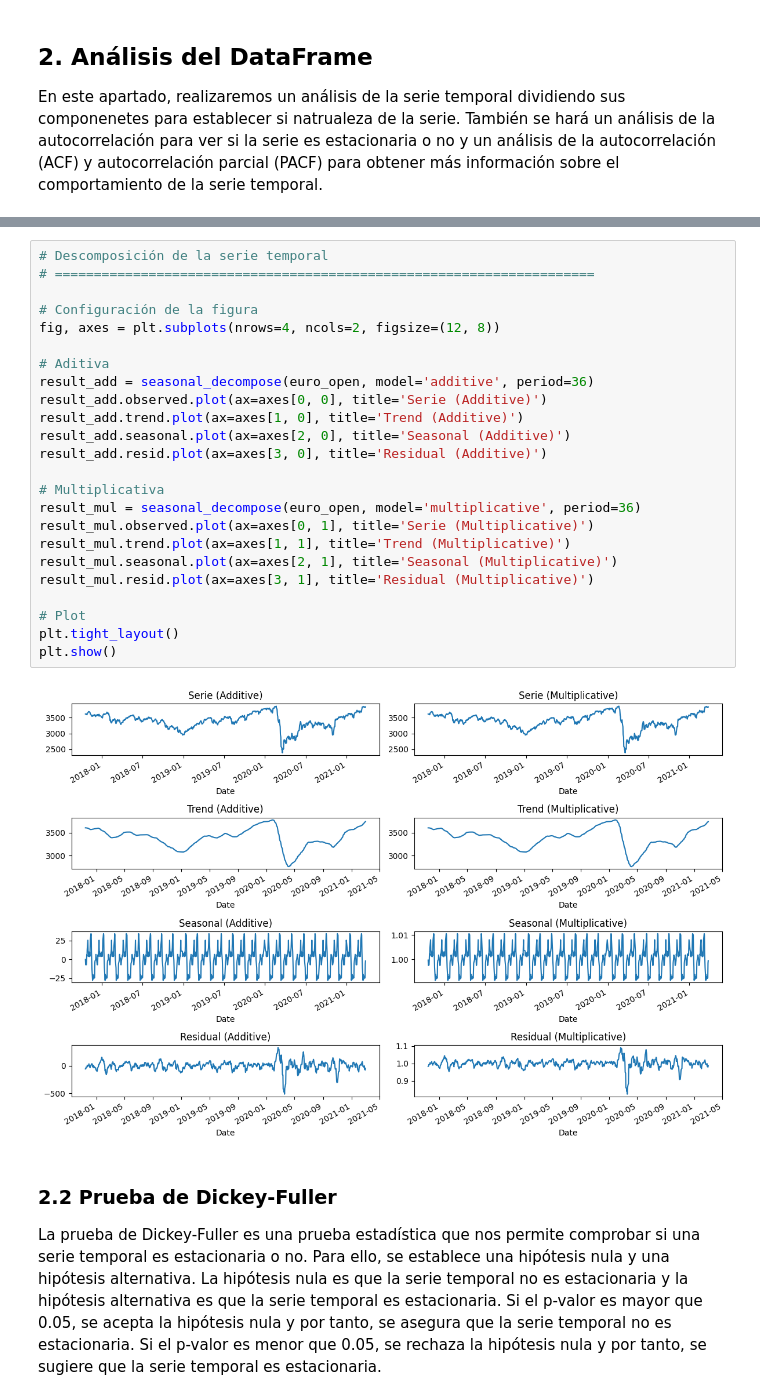
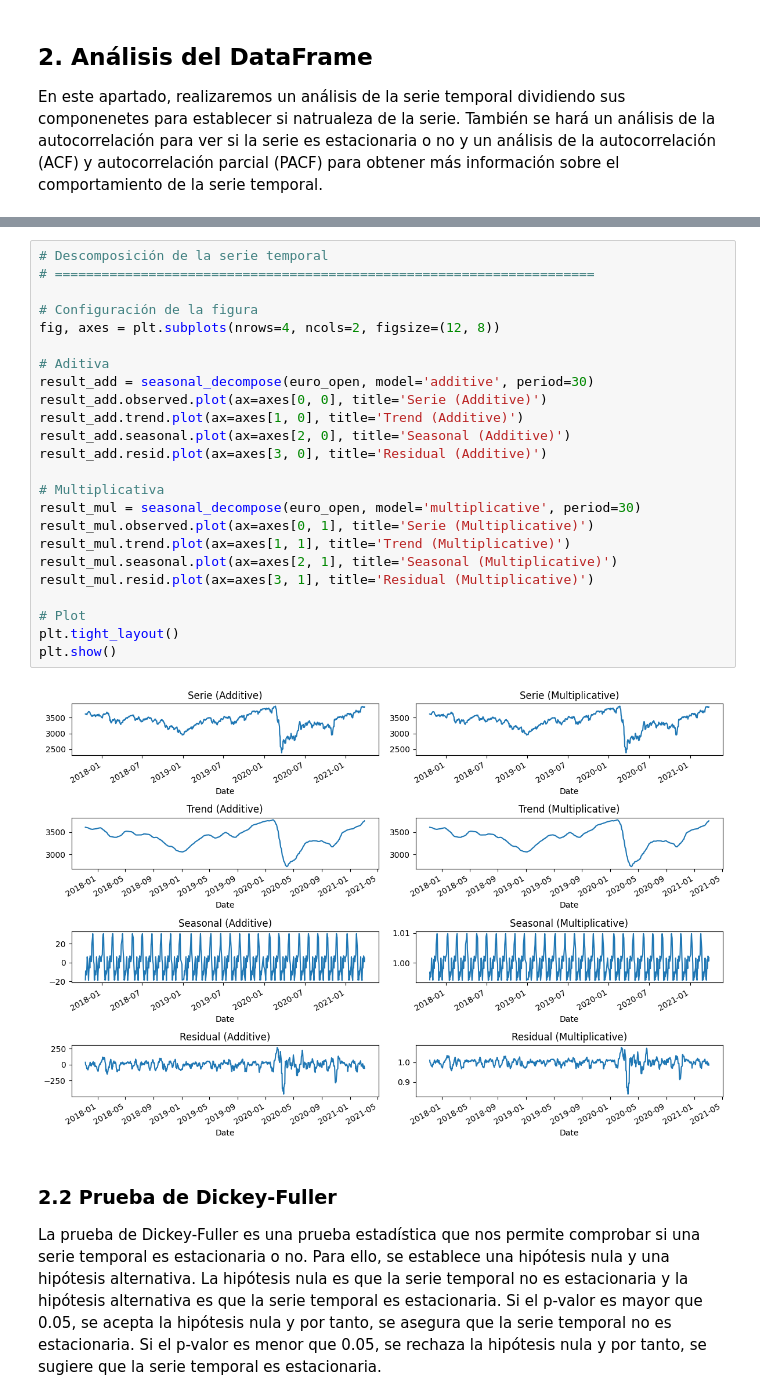
Before and after one commit to AlejandroPqLz/StockPrediction, a Jupyter notebook: code/DCDC_PrácticaFinal_Predicción de Stock.ipynb, the cells around one changed output, grey strips where cells are left out. Cells and saved outputs as stored; diff of their text form.

```diff
--- a/code/DCDC_PrácticaFinal_Predicción de Stock.ipynb
+++ b/code/DCDC_PrácticaFinal_Predicción de Stock.ipynb
@@ -239,29 +239,29 @@ Recordemos que la descomposición de una serie temporal es una técnica que nos
 # %%
 # Descomposición de la serie temporal
 # =====================================================================
 
 # Configuración de la figura
 fig, axes = plt.subplots(nrows=4, ncols=2, figsize=(12, 8))
 
 # Aditiva
-result_add = seasonal_decompose(euro_open, model='additive', period=36)
+result_add = seasonal_decompose(euro_open, model='additive', period=30)
 result_add.observed.plot(ax=axes[0, 0], title='Serie (Additive)')
 result_add.trend.plot(ax=axes[1, 0], title='Trend (Additive)')
 result_add.seasonal.plot(ax=axes[2, 0], title='Seasonal (Additive)')
 result_add.resid.plot(ax=axes[3, 0], title='Residual (Additive)')
 
 # Multiplicativa
-result_mul = seasonal_decompose(euro_open, model='multiplicative', period=36)
+result_mul = seasonal_decompose(euro_open, model='multiplicative', period=30)
 result_mul.observed.plot(ax=axes[0, 1], title='Serie (Multiplicative)')
 result_mul.trend.plot(ax=axes[1, 1], title='Trend (Multiplicative)')
 result_mul.seasonal.plot(ax=axes[2, 1], title='Seasonal (Multiplicative)')
 result_mul.resid.plot(ax=axes[3, 1], title='Residual (Multiplicative)')
 
 # Plot
 plt.tight_layout()
 plt.show()
 # %% [output]
-[figure, old version]
+[figure, new version]
 # %% [markdown]
 ### 2.2 Prueba de Dickey-Fuller
 
```
Also changed, not shown: parts of 9 cells of this notebook.
